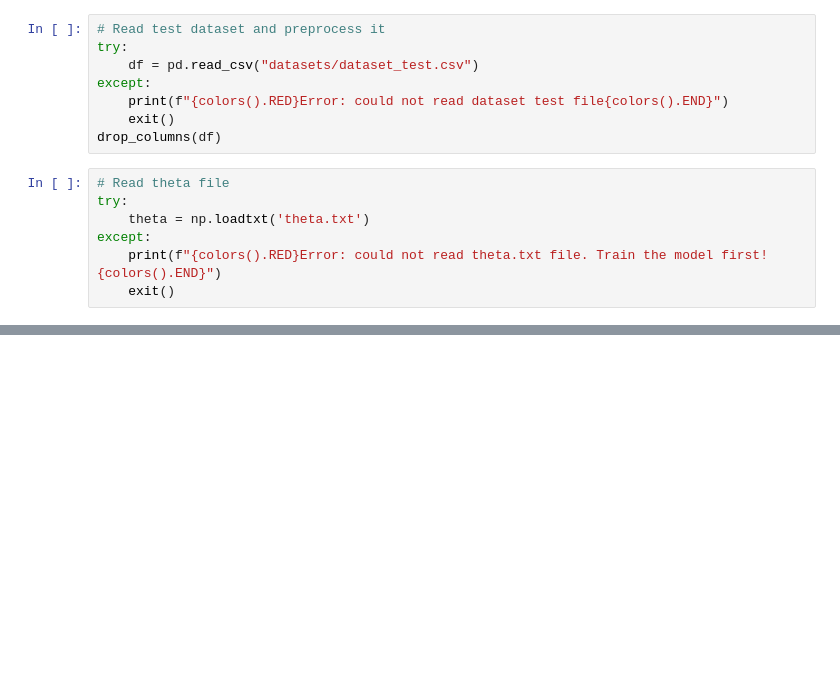
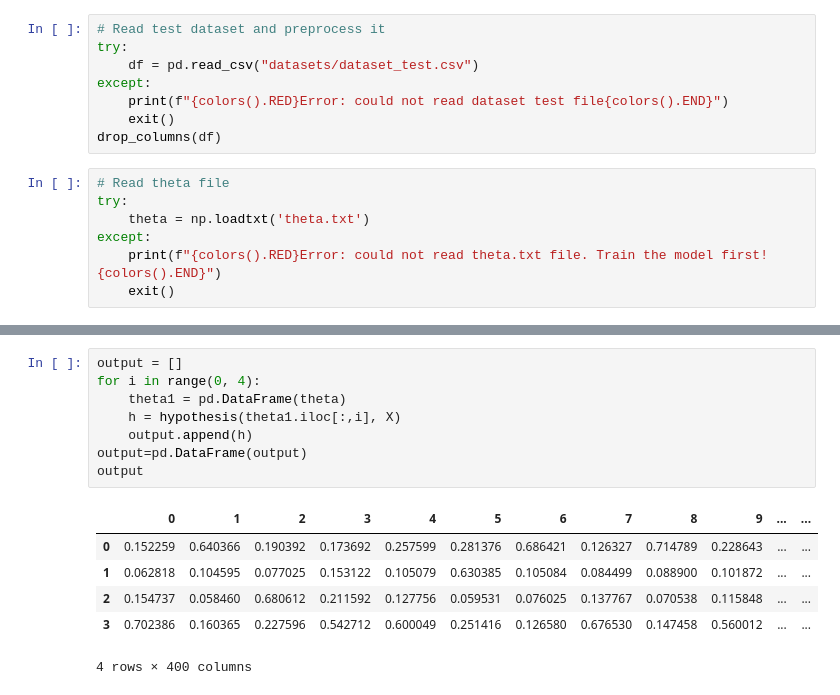
Before and after one commit to raweber42/dslr, a Jupyter notebook: logreg_predict.ipynb, the cells around one changed output, grey strips where cells are left out. Saved outputs shown, nothing was run; the diff lists cells and outputs as text; blank space fills up the shorter version.

```diff
--- a/logreg_predict.ipynb
+++ b/logreg_predict.ipynb
@@ -42,0 +108,15 @@ NameError: name 'X' is not defined
+# %%
+output = []
+for i in range(0, 4):
+    theta1 = pd.DataFrame(theta)
+    h = hypothesis(theta1.iloc[:,i], X)
+    output.append(h)
+output=pd.DataFrame(output)
+output
+# %% [output]
+|  | 0 | 1 | 2 | 3 | 4 | 5 | 6 | 7 | 8 | 9 | ... | ... |
+| 0 | 0.152259 | 0.640366 | 0.190392 | 0.173692 | 0.257599 | 0.281376 | 0.686421 | 0.126327 | 0.714789 | 0.228643 | ... | ... |
+| 1 | 0.062818 | 0.104595 | 0.077025 | 0.153122 | 0.105079 | 0.630385 | 0.105084 | 0.084499 | 0.088900 | 0.101872 | ... | ... |
+| 2 | 0.154737 | 0.058460 | 0.680612 | 0.211592 | 0.127756 | 0.059531 | 0.076025 | 0.137767 | 0.070538 | 0.115848 | ... | ... |
+| 3 | 0.702386 | 0.160365 | 0.227596 | 0.542712 | 0.600049 | 0.251416 | 0.126580 | 0.676530 | 0.147458 | 0.560012 | ... | ... |
+4 rows × 400 columns
```
Also changed, not shown: parts of 9 cells of this notebook, 2 other files.
